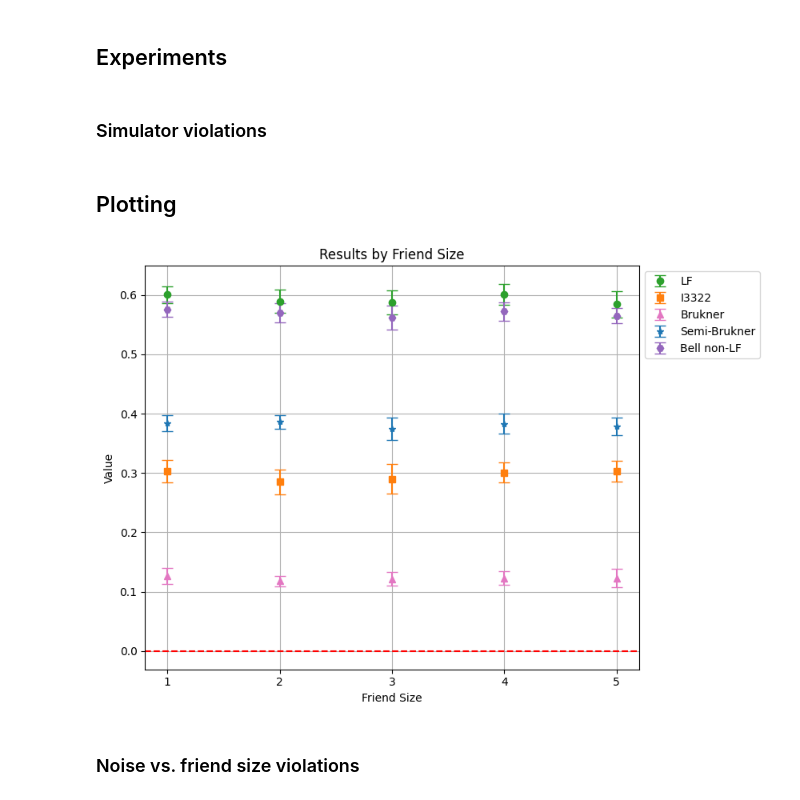
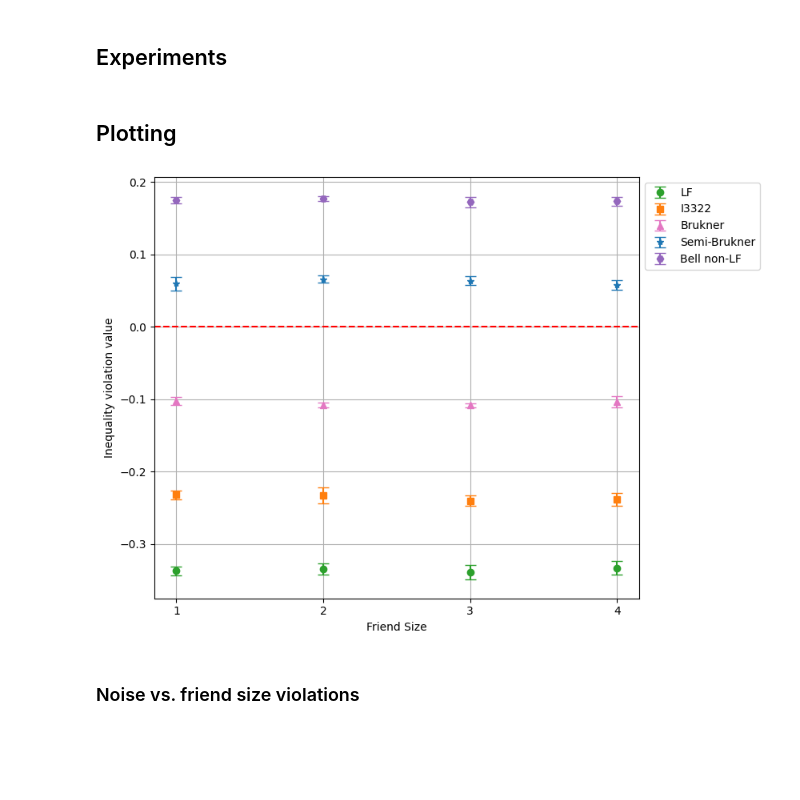
Before and after one commit to unitaryfund/wigners_friend, a Jupyter notebook: notebooks/ewfs_plots.ipynb, the cells around one changed output. Saved outputs shown, nothing was run; the diff lists cells and outputs as text; code cells hidden in the pictures; blank space fills up the shorter version.

Commit message:
Adding more plotting capabilities.

```diff
--- a/notebooks/ewfs_plots.ipynb
+++ b/notebooks/ewfs_plots.ipynb
@@ -320,8 +320,6 @@ circuit.draw("mpl")
 [figure]
 # %% [markdown]
 ## Experiments
-# %% [markdown]
-### Simulator violations
 # %%
 def run_experiment(
     backend: Backend,
@@ -358,7 +356,12 @@ def run_experiment(
 # %% [markdown]
 ## Plotting
 # %%
-def plot_results(results, friend_sizes, plot_error_bars=False):
+def plot_results(
+    results: dict,
+    friend_sizes: list[int],
+    plot_error_bars: bool = False,
+    plot_file_name: str = "output.pdf"
+):
     # Compute averages and standard deviations
     avg_results = {}
     std_results = {}
@@ -384,32 +387,39 @@ def plot_results(results, friend_sizes, plot_error_bars=False):
     plt.axhline(0, color="red", linestyle="dashed")
     plt.xticks(friend_sizes)
     plt.xlabel("Friend Size")
-    plt.ylabel("Value")
-    plt.title("Results by Friend Size")
+    plt.ylabel("Inequality violation value")
     plt.legend(loc="upper left", bbox_to_anchor=(1, 1))
     plt.grid(True)
     plt.tight_layout(rect=[0, 0, 0.85, 1])
+    plt.savefig(plot_file_name, bbox_inches="tight")
     plt.show()
 # %%
+# TODO: Look at the dependence of friend size on Fake devices (FakeKolkata + others) to see if increasing friend size decreases violation value.
+# TODO: Amplitude damping noise model instead to see what the behavior?
+# TODO: Refactor and improve the plotting code and reproducibility of things.
+# TODO:
 backend = qiskit.Aer.get_backend("aer_simulator")
-noise_model = None
-friend_sizes = [1, 2, 3, 4, 5]
+# noise_model = None
+noise_model = NoiseModel()
+noise_model.add_all_qubit_quantum_error(depolarizing_error(0.02, 1), ["u1", "u2", "u3"])
+friend_sizes = range(1, 5)
 num_trials = 10
-shots = 10_000
-
+shots = 50_000
 
 results = run_experiment(
     backend=backend,
     noise_model=noise_model,
     friend_sizes=friend_sizes,
     num_trials=num_trials,
     shots=shots,
     verbose=False,
 )
 
-plot_results(results, friend_sizes, plot_error_bars=True)
+plot_results(
+    results, friend_sizes, plot_error_bars=True, plot_file_name="ewfs_ghz_ideal_simulator_friend_size.pdf"
+)
 # %% [output]
-[figure, old version]
+[figure, new version]
 # %% [markdown]
 ### Noise vs. friend size violations
 # %%
```
Also changed, not shown: parts of 1 cell of this notebook.
